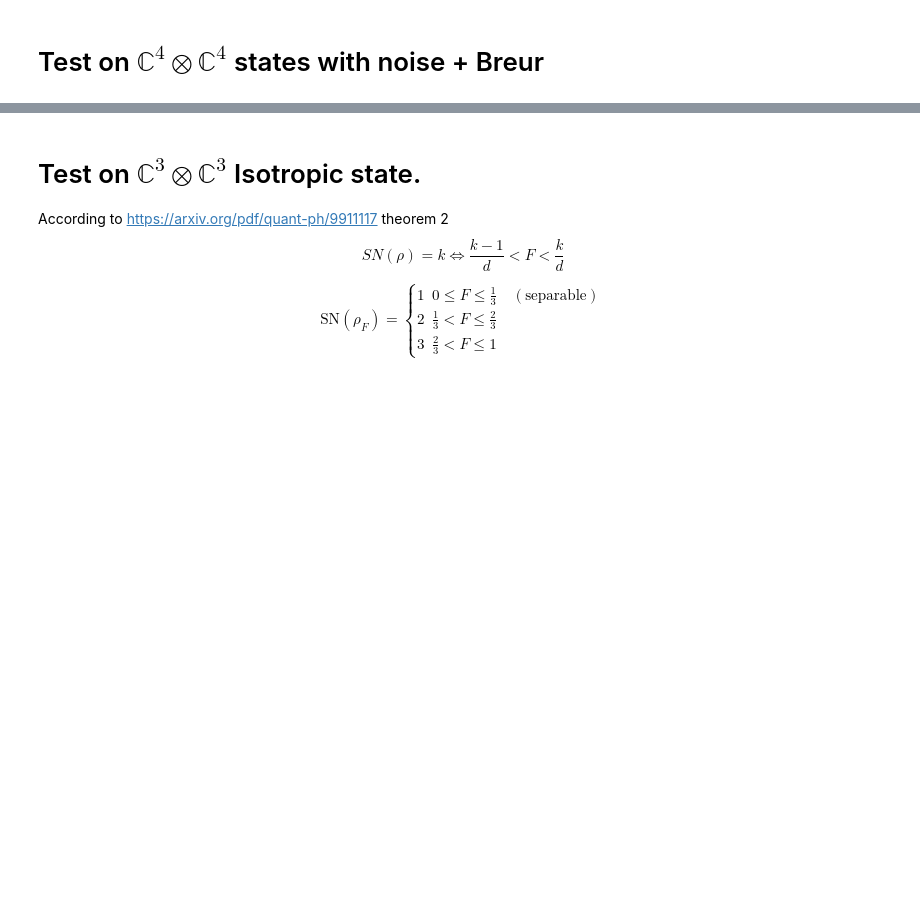
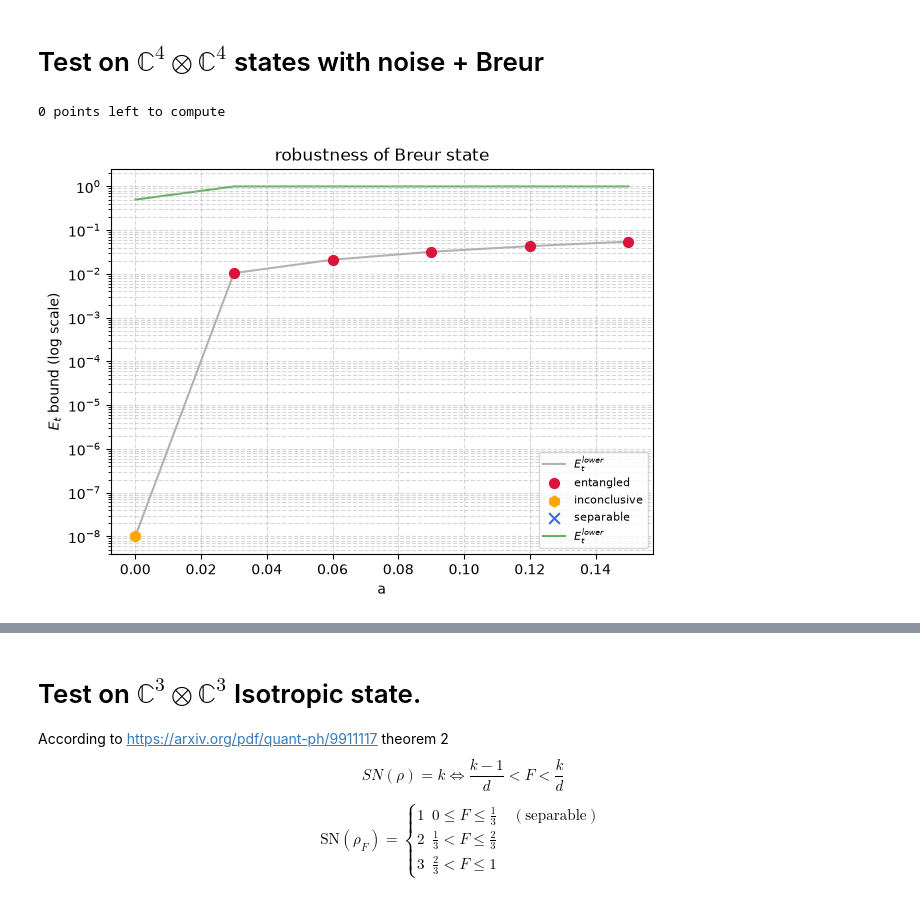
Before and after one commit to AVlyx/QuantifyingSchmidtNumber, a Jupyter notebook: sdp.ipynb, the cells around one changed output, grey strips where cells are left out. Cells and saved outputs as stored; diff of their text form; code cells hidden in the pictures; blank space fills up the shorter version.

```diff
--- a/sdp.ipynb
+++ b/sdp.ipynb
@@ -148,11 +151,14 @@ for (st1, n1), (st2, n2) in combinations(c3c3_non_parametric, 2):
 # %%
 from bound_entangled.c4_otimes_c4 import piani
 from bound_entangled.cd_otimes_cd import gen_tiles1, yu_oh
 from bound_entangled.cm_otimes_cn import gen_tiles2
 from toqito.states import breuer
 
 filename = "Breur.jsonl"
-range_ = (0, 1/(4+2), 0.02)
+range_ = (0, 1/(4+2), 0.03)
 run_sdp_on_range(filename, (4, 4), [1, 1], lambda p: breuer(4, p), range_, compute_upper=True, folder="Parametric")
 plot_robustness(filename, "robustness of Breur state", "a", range_=range_, plot_upper=True, folder="Parametric")
+# %% [output]
+0 points left to compute
+[figure, added]
 # %%
```
Also changed, not shown: parts of 4 cells of this notebook, 20 other files.
